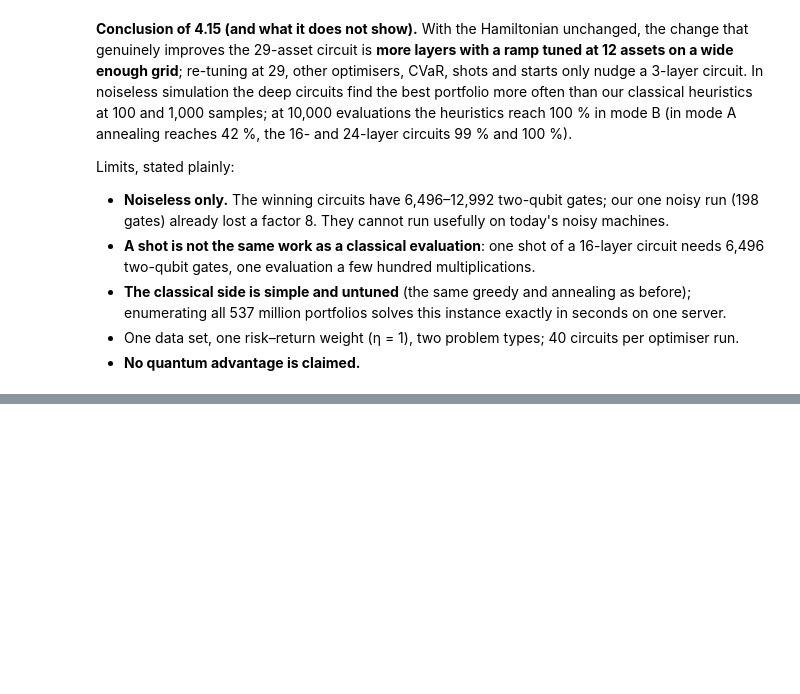
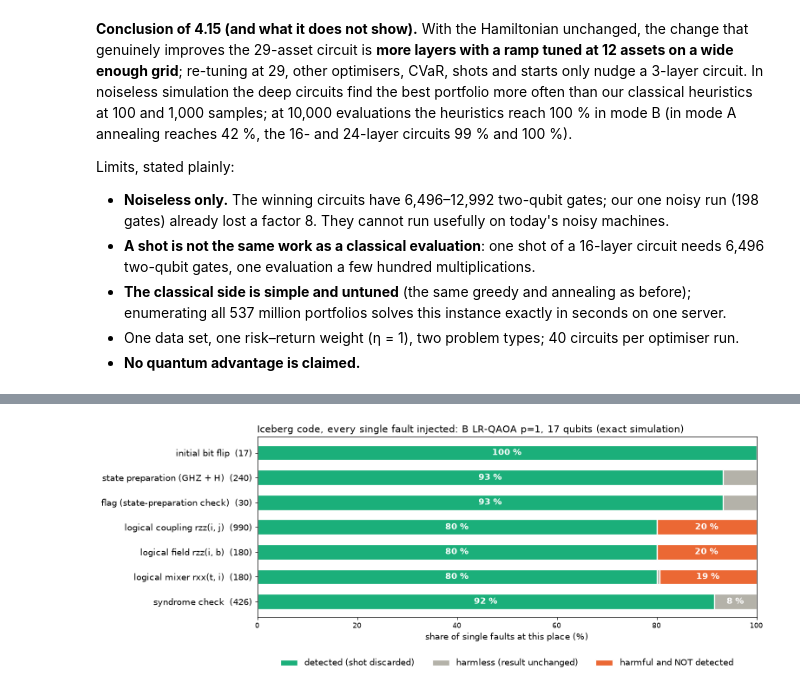
Before and after one commit to Oussema-t/zollerqu-qollab, a Jupyter notebook: stocks/stock_idea_ZollerQu.ipynb, the cells around one changed output, grey strips where cells are left out. Saved outputs shown, nothing was run; the diff lists cells and outputs as text; code cells hidden in the pictures; blank space fills up the shorter version.

```diff
--- a/stocks/stock_idea_ZollerQu.ipynb
+++ b/stocks/stock_idea_ZollerQu.ipynb
@@ -3713,0 +4029,33 @@ if sys.platform != "emscripten":  # Qollab (Pyodide) calls main() itself; locall
+# %%
+if ver_path.is_file():
+    f = VER["faults"][0]
+    order = ["initial bit flip", "state preparation (GHZ + H)", "flag (state-preparation check)", "logical coupling rzz(i, j)",
+             "logical field rzz(i, b)", "logical mixer rxx(t, i)", "syndrome check"]
+    data = {w: {"detected": 0, "harmless": 0, "harmful": 0} for w in order}
+    for bucket, e in f["by_location"].items():
+        where = bucket.split(" | ")[0]
+        for v in ("detected", "harmless", "harmful"):
+            data[where][v] += e[v]
+    fig, ax = plt.subplots(figsize=(13, 5.2))
+    y = np.arange(len(order))
+    left = np.zeros(len(order))
+    for v, color, label in (("detected", "#1baf7a", "detected (shot discarded)"), ("harmless", "#b4b2a9", "harmless (result unchanged)"),
+                            ("harmful", "#eb6834", "harmful and NOT detected")):
+        vals = np.array([100 * data[w][v] / max(sum(data[w].values()), 1) for w in order])
+        ax.barh(y, vals, left=left, color=color, label=label, height=0.62, edgecolor="white", linewidth=1.5)
+        for yy, l, v_ in zip(y, left, vals):
+            if v_ >= 7:
+                ax.text(l + v_ / 2, yy, f"{v_:.0f} %", ha="center", va="center", color="white", fontsize=12, fontweight="bold")
+        left += vals
+    ax.set_yticks(y, [f"{w}  ({sum(data[w].values())})" for w in order], fontsize=12)
+    ax.invert_yaxis()
+    ax.set_xlim(0, 100)
+    ax.set_xlabel("share of single faults at this place (%)", fontsize=12)
+    ax.set_title(f"Iceberg code, every single fault injected: {f['circuit']}, {f['qubits']} qubits (exact simulation)", loc="left", fontsize=13)
+    ax.legend(loc="lower center", bbox_to_anchor=(0.5, -0.32), ncol=3, frameon=False, fontsize=12)
+    fig.tight_layout()
+    FIG_OUT.mkdir(parents=True, exist_ok=True)
+    fig.savefig(FIG_OUT / "iceberg_faults.png", dpi=200, bbox_inches="tight")
+    plt.show()
+# %% [output]
+[figure, added]
```
Also changed, not shown: parts of 8 cells of this notebook, 7 other files.
